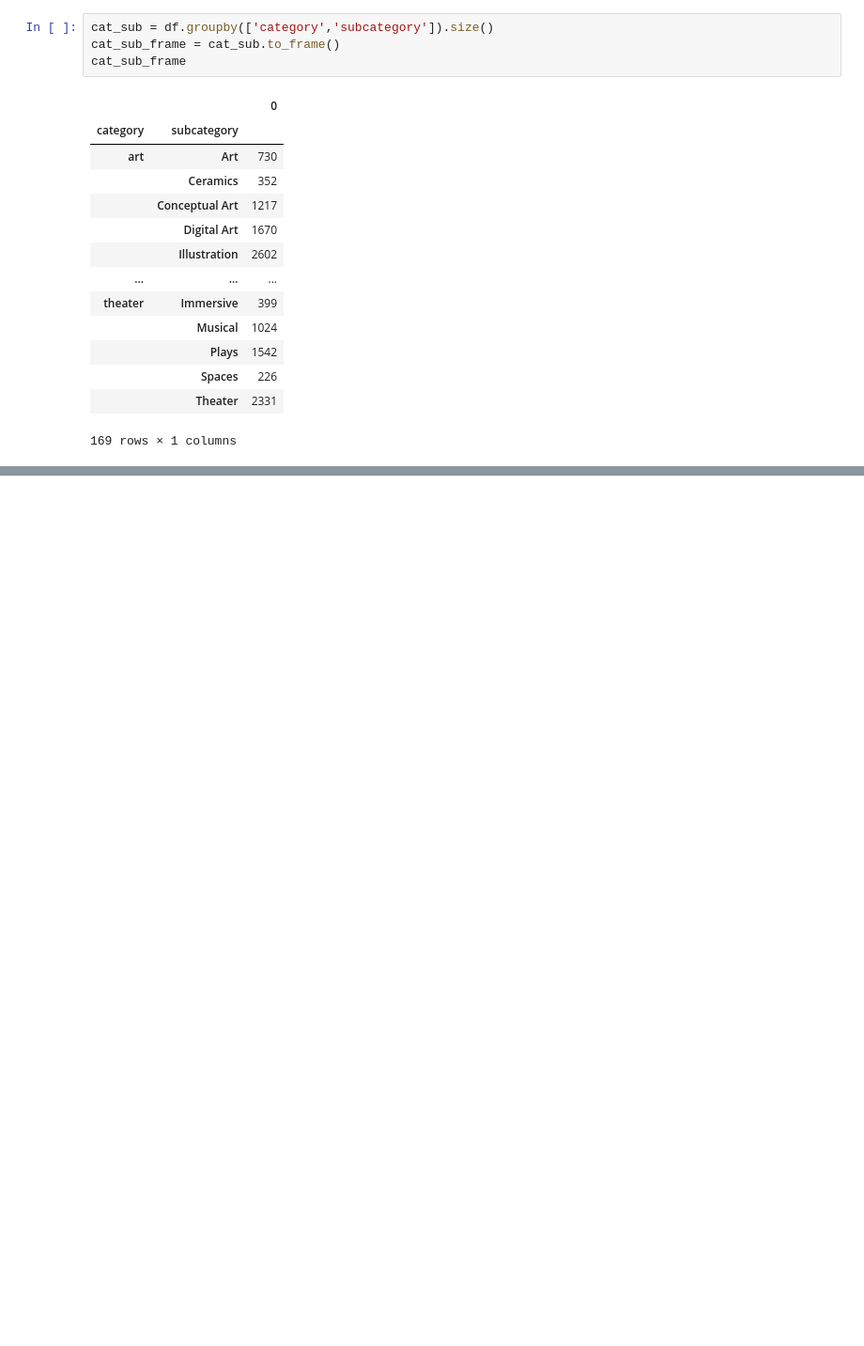
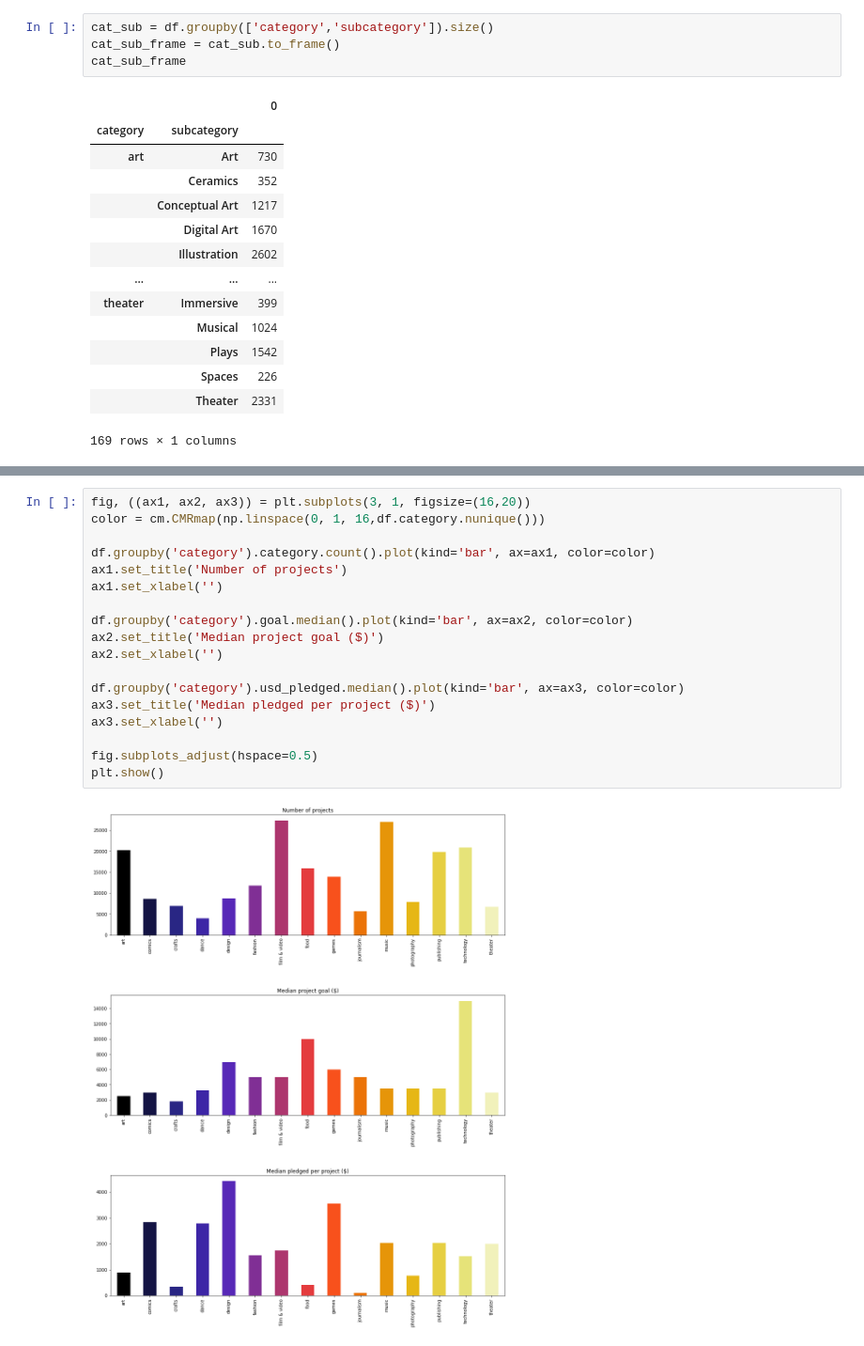
Before and after one commit to domitrut/ML_GROUP6, a Jupyter notebook: Group_6_ML.ipynb, the cells around one changed output, grey strips where cells are left out. Shown: that part at 94% size. Saved outputs shown, nothing was run; the diff lists cells and outputs as text; blank space fills up the shorter version.

```diff
--- a/Group_6_ML.ipynb
+++ b/Group_6_ML.ipynb
@@ -201,0 +296,20 @@ cat_sub_frame
+# %%
+fig, ((ax1, ax2, ax3)) = plt.subplots(3, 1, figsize=(16,20))
+color = cm.CMRmap(np.linspace(0, 1, 16,df.category.nunique()))
+
+df.groupby('category').category.count().plot(kind='bar', ax=ax1, color=color)
+ax1.set_title('Number of projects')
+ax1.set_xlabel('')
+
+df.groupby('category').goal.median().plot(kind='bar', ax=ax2, color=color)
+ax2.set_title('Median project goal ($)')
+ax2.set_xlabel('')
+
+df.groupby('category').usd_pledged.median().plot(kind='bar', ax=ax3, color=color)
+ax3.set_title('Median pledged per project ($)')
+ax3.set_xlabel('')
+
+fig.subplots_adjust(hspace=0.5)
+plt.show()
+# %% [output]
+[figure, added]
```
Also changed, not shown: parts of 9 cells of this notebook.
